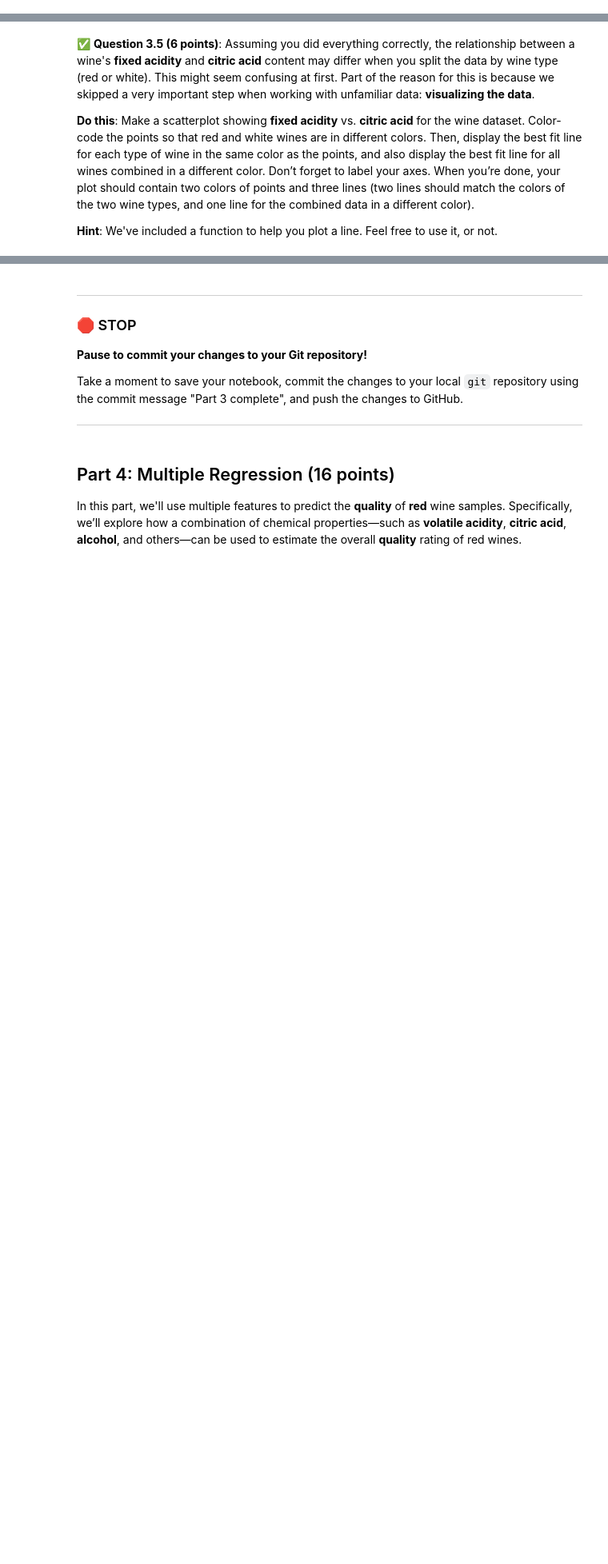
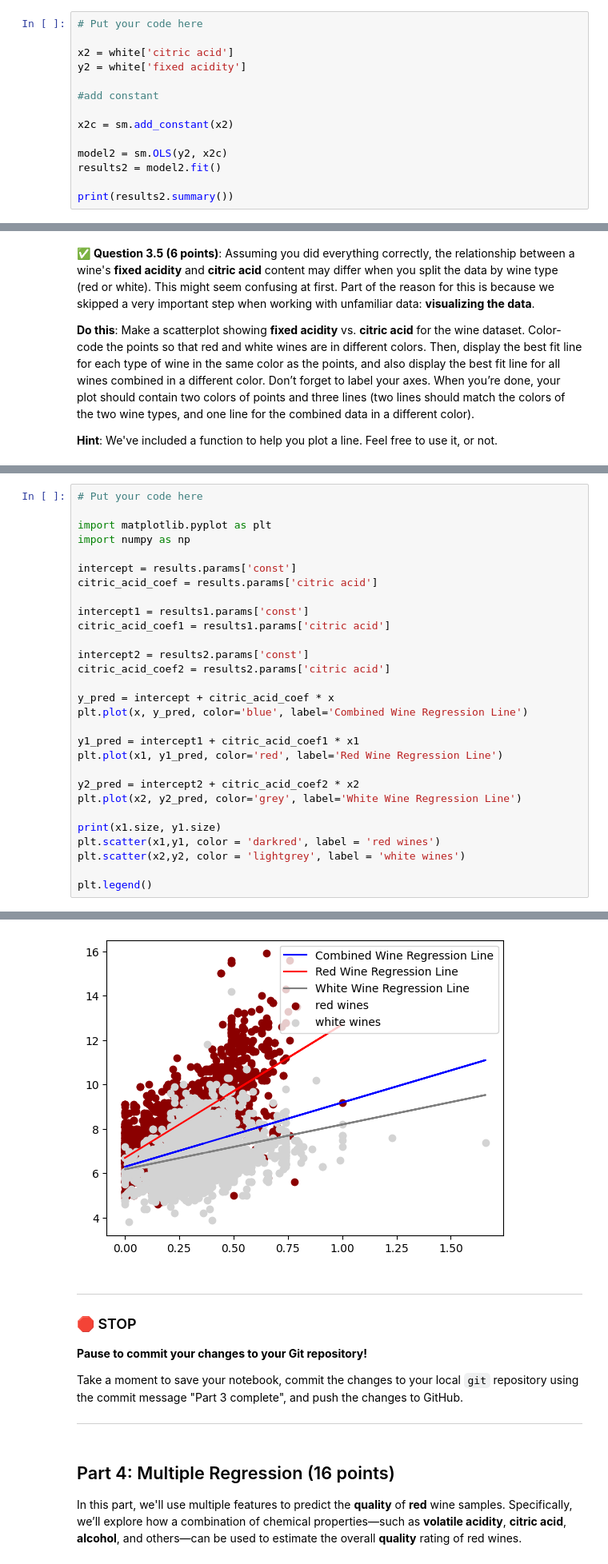
Before and after one commit to alexaljets/CMSE202-f24-turnin, a Jupyter notebook: hw-03/HW-03_Regression-STUDENT.ipynb, the cells around one changed output, grey strips where cells are left out. Shown: that part at 80% size. Drawn from its saved outputs; the diff is of its cells as text; blank space fills up the shorter version.

```diff
--- a/hw-03/HW-03_Regression-STUDENT.ipynb
+++ b/hw-03/HW-03_Regression-STUDENT.ipynb
@@ -197,0 +261,14 @@ For this problem, make sure that you’re using the entire wine dataset, not jus
+# %%
+# Put your code here
+
+x2 = white['citric acid']
+y2 = white['fixed acidity']
+
+#add constant
+
+x2c = sm.add_constant(x2)
+
+model2 = sm.OLS(y2, x2c)
+results2 = model2.fit()
+
+print(results2.summary())
@@ -222,0 +321,30 @@ def plot_line(slope, intercept, xmin, xmax, color):
+# %%
+# Put your code here
+
+import matplotlib.pyplot as plt
+import numpy as np
+
+intercept = results.params['const']
+citric_acid_coef = results.params['citric acid']
+
+intercept1 = results1.params['const']
+citric_acid_coef1 = results1.params['citric acid']
+
+intercept2 = results2.params['const']
+citric_acid_coef2 = results2.params['citric acid']
+
+y_pred = intercept + citric_acid_coef * x
+plt.plot(x, y_pred, color='blue', label='Combined Wine Regression Line')
+
+y1_pred = intercept1 + citric_acid_coef1 * x1
+plt.plot(x1, y1_pred, color='red', label='Red Wine Regression Line')
+
+y2_pred = intercept2 + citric_acid_coef2 * x2
+plt.plot(x2, y2_pred, color='grey', label='White Wine Regression Line')
+
+print(x1.size, y1.size)
+plt.scatter(x1,y1, color = 'darkred', label = 'red wines')
+plt.scatter(x2,y2, color = 'lightgrey', label = 'white wines')
+
+plt.legend()
+# %% [output]
@@ -223,3 +353,4 @@ def plot_line(slope, intercept, xmin, xmax, color):
+[figure, added]
 # %% [markdown]
 ---
 ### &#128721; STOP
```
Also changed, not shown: parts of 14 cells of this notebook.
